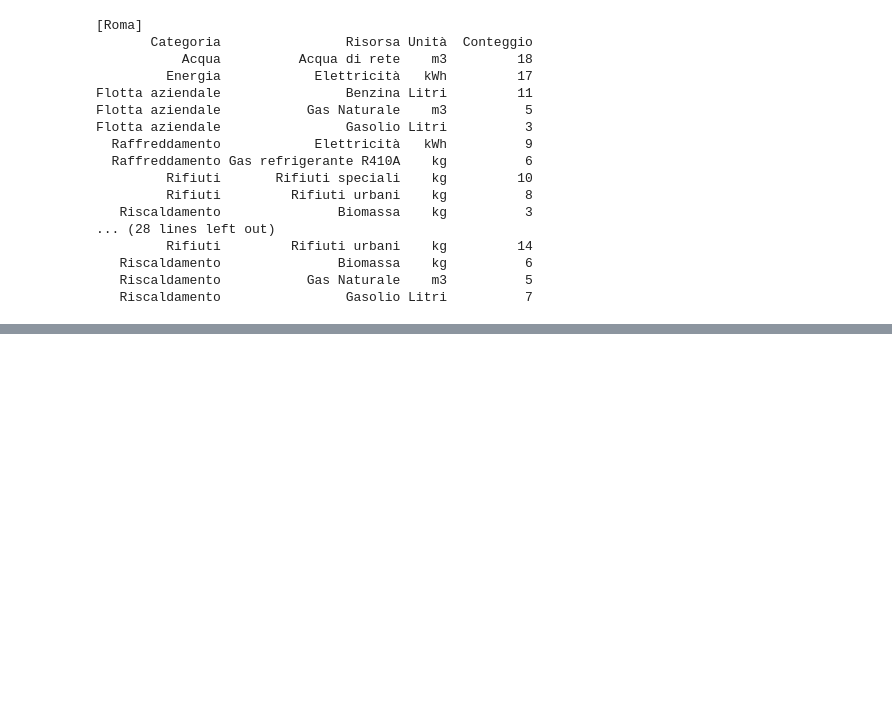
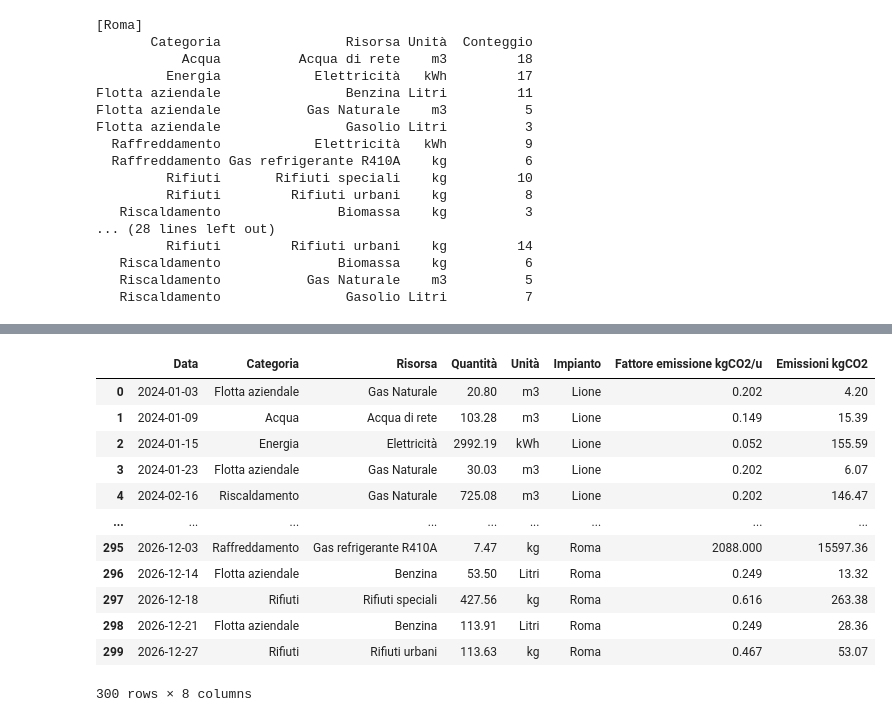
Before and after one commit to Aurora-dot27/ESG-Data-Automation-Validation, a Jupyter notebook: notebook.ipynb, the cells around one changed output, grey strips where cells are left out. Cells and saved outputs as stored; diff of their text form; code cells hidden in the pictures; blank space fills up the shorter version.

```diff
--- a/notebook.ipynb
+++ b/notebook.ipynb
@@ -211,0 +441,18 @@ With a single clean dataset, we can now apply the emission factors. Each resourc
+# %%
+df['Emissioni kgCO2'] = (df['Fattore emissione kgCO2/u']*df['Quantità']).round(2)
+
+df
+# %% [output]
+|  | Data | Categoria | Risorsa | Quantità | Unità | Impianto | Fattore emissione kgCO2/u | Emissioni kgCO2 |
+| 0 | 2024-01-03 | Flotta aziendale | Gas Naturale | 20.80 | m3 | Lione | 0.202 | 4.20 |
+| 1 | 2024-01-09 | Acqua | Acqua di rete | 103.28 | m3 | Lione | 0.149 | 15.39 |
+| 2 | 2024-01-15 | Energia | Elettricità | 2992.19 | kWh | Lione | 0.052 | 155.59 |
+| 3 | 2024-01-23 | Flotta aziendale | Gas Naturale | 30.03 | m3 | Lione | 0.202 | 6.07 |
+| 4 | 2024-02-16 | Riscaldamento | Gas Naturale | 725.08 | m3 | Lione | 0.202 | 146.47 |
+| ... | ... | ... | ... | ... | ... | ... | ... | ... |
+| 295 | 2026-12-03 | Raffreddamento | Gas refrigerante R410A | 7.47 | kg | Roma | 2088.000 | 15597.36 |
+| 296 | 2026-12-14 | Flotta aziendale | Benzina | 53.50 | Litri | Roma | 0.249 | 13.32 |
+| 297 | 2026-12-18 | Rifiuti | Rifiuti speciali | 427.56 | kg | Roma | 0.616 | 263.38 |
+| 298 | 2026-12-21 | Flotta aziendale | Benzina | 113.91 | Litri | Roma | 0.249 | 28.36 |
+| 299 | 2026-12-27 | Rifiuti | Rifiuti urbani | 113.63 | kg | Roma | 0.467 | 53.07 |
+300 rows × 8 columns
```
Also changed, not shown: parts of 27 cells of this notebook, 2 other files.
